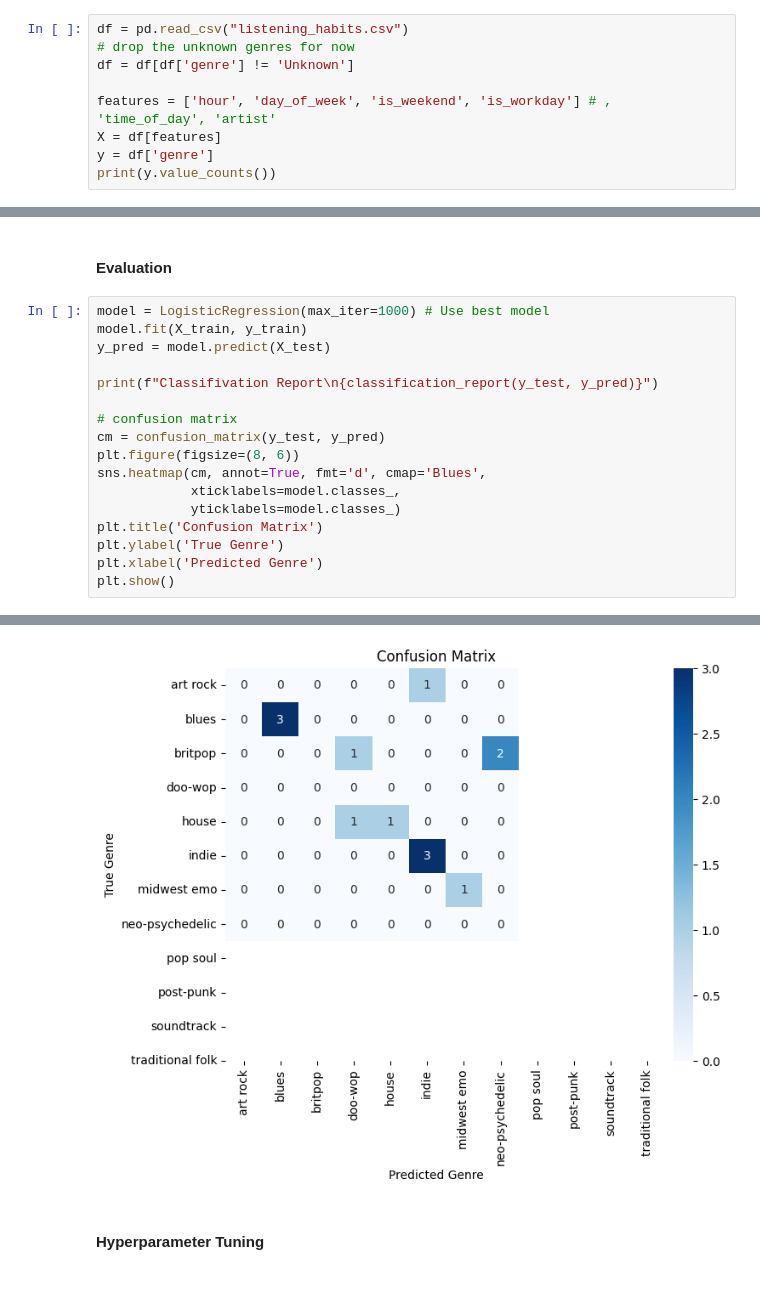
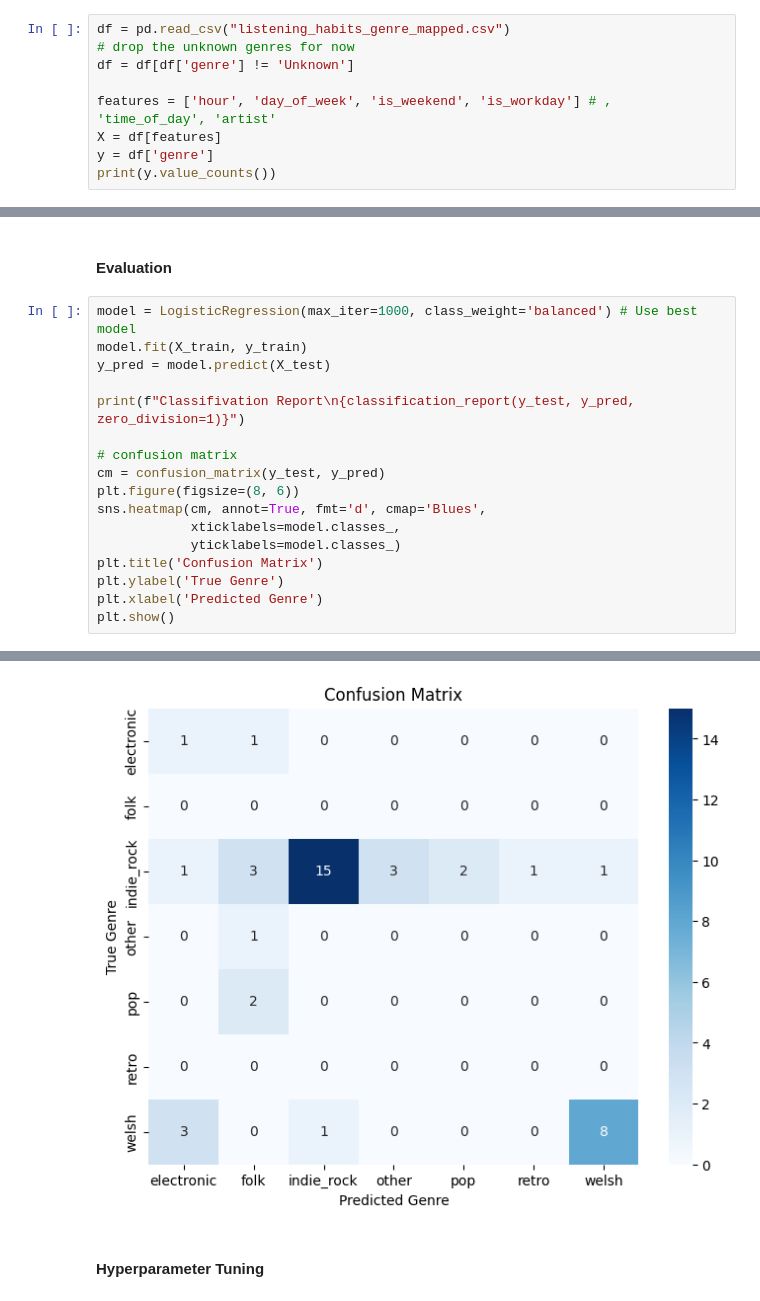
Before and after one commit to tomWills74/SpotifyAPI, a Jupyter notebook: spotify_audio_features.ipynb, the cells around one changed output, grey strips where cells are left out. Cells and saved outputs as stored; diff of their text form.

Commit message:
feature mapped the genres, but overfitting is now likely a problem

```diff
--- a/spotify_audio_features.ipynb
+++ b/spotify_audio_features.ipynb
@@ -127,7 +141,7 @@ generate_df(sp, limit=50)
 # %% [markdown]
 #### Prepare data
 # %%
-df = pd.read_csv("listening_habits.csv")
+df = pd.read_csv("listening_habits_genre_mapped.csv")
 # drop the unknown genres for now
 df = df[df['genre'] != 'Unknown']
 
@@ -207,11 +214,11 @@ Best performing model is: logistic regression
 # %% [markdown]
 #### Evaluation
 # %%
-model = LogisticRegression(max_iter=1000) # Use best model
+model = LogisticRegression(max_iter=1000, class_weight='balanced') # Use best model
 model.fit(X_train, y_train)
 y_pred = model.predict(X_test)
 
-print(f"Classifivation Report\n{classification_report(y_test, y_pred)}")
+print(f"Classifivation Report\n{classification_report(y_test, y_pred, zero_division=1)}")
 
 # confusion matrix
 cm = confusion_matrix(y_test, y_pred)
@@ -242,4 +248,4 @@ traditional folk       0.00      0.00      0.00         0
-[figure, old version]
+[figure, new version]
 # %% [markdown]
 #### Hyperparameter Tuning
 # %%
```
Also changed, not shown: parts of 9 cells of this notebook, 2 other files.
